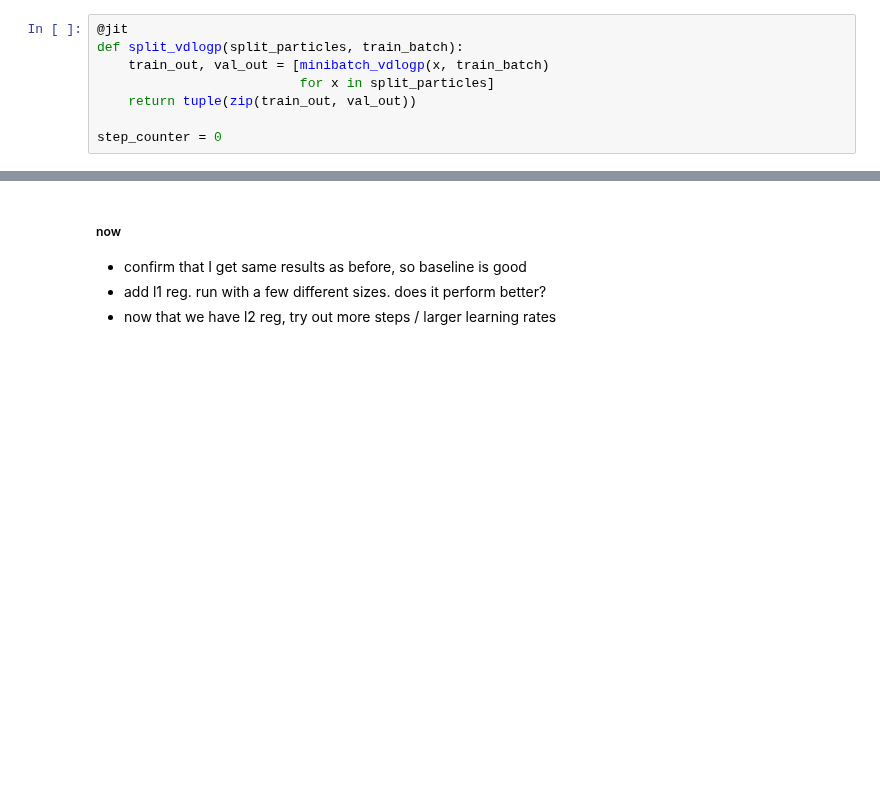
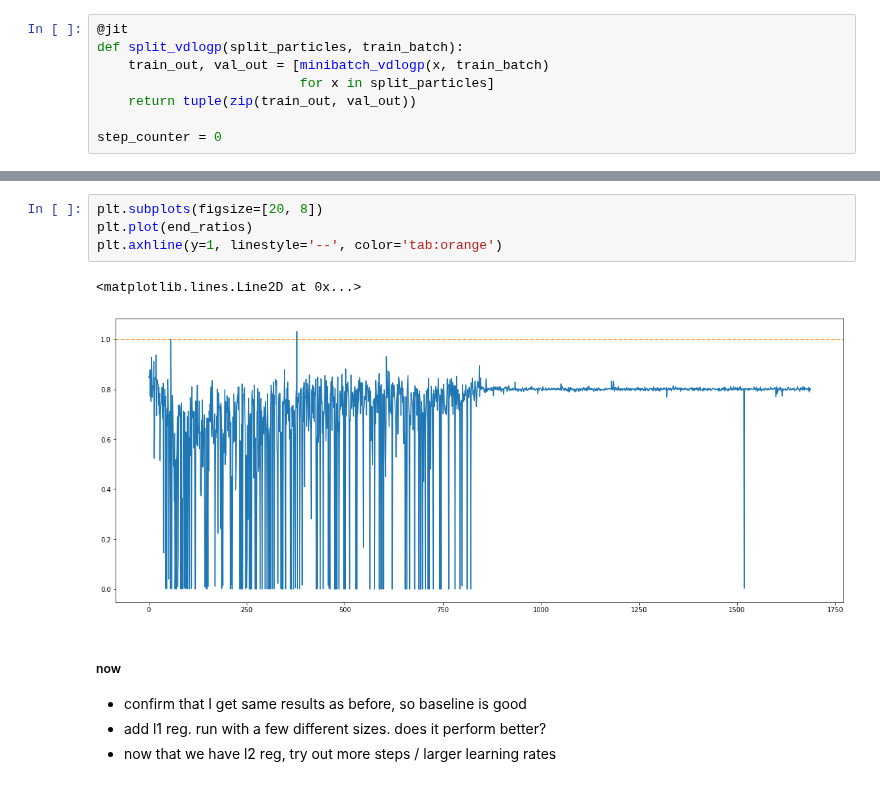
Before and after one commit to ratschlab/projects-2020-Neural-SVGD, a Jupyter notebook: notebooks/bayesian-neural-network/Neural-VGD.ipynb, the cells around one changed output, grey strips where cells are left out. Drawn from its saved outputs; the diff is of its cells as text; blank space fills up the shorter version.

```diff
--- a/notebooks/bayesian-neural-network/Neural-VGD.ipynb
+++ b/notebooks/bayesian-neural-network/Neural-VGD.ipynb
@@ -284,3 +301,10 @@ particles.rundata['accuracy'][-1]
+# %%
+plt.subplots(figsize=[20, 8])
+plt.plot(end_ratios)
+plt.axhline(y=1, linestyle='--', color='tab:orange')
+# %% [output]
+<matplotlib.lines.Line2D at 0x...>
+[figure, added]
 # %% [markdown]
 ##### now
 * confirm that I get same results as before, so baseline is good
```
Also changed, not shown: parts of 12 cells of this notebook.
